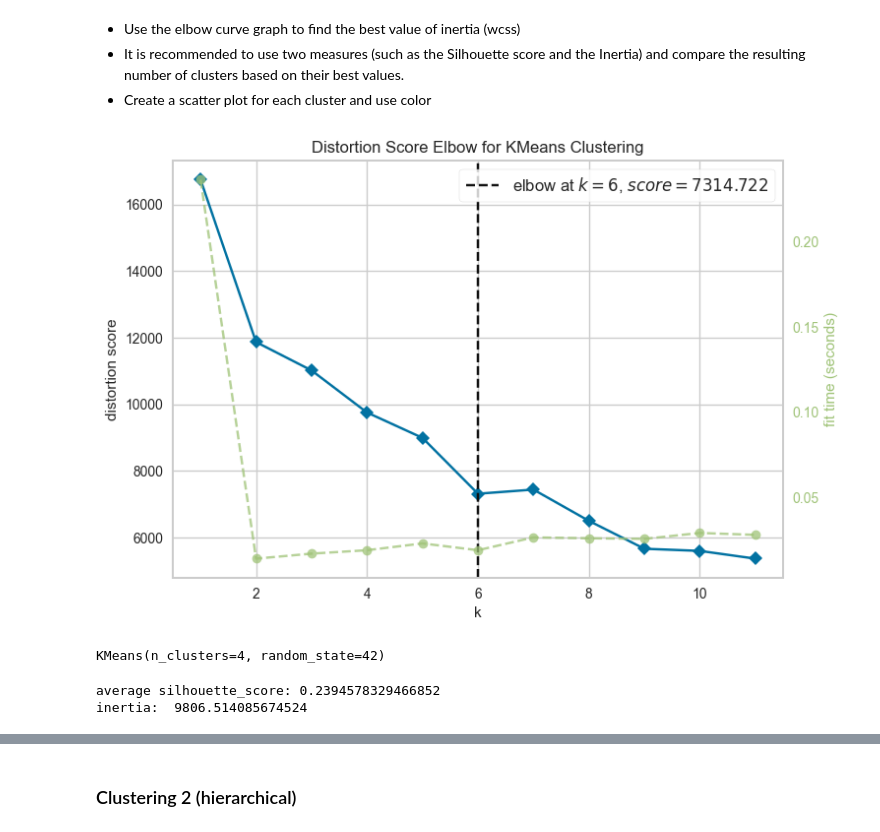
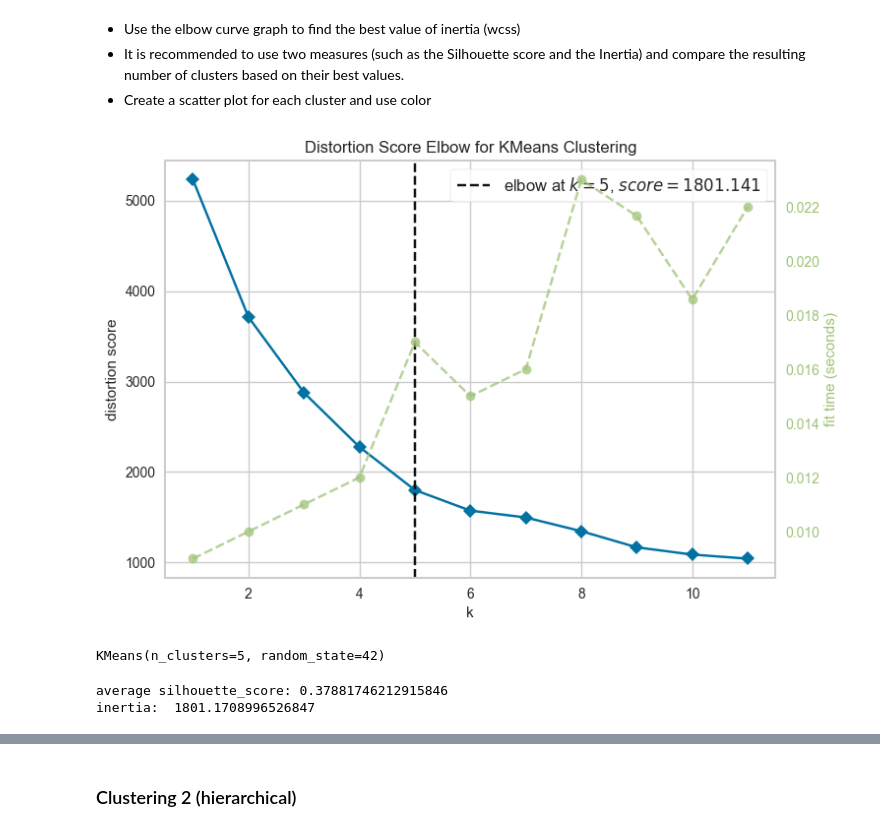
Before and after one commit to Filip-Dvorak/ZYZZ, a Jupyter notebook: template-coursework-clustering.ipynb, the cells around one changed output, grey strips where cells are left out. Drawn from its saved outputs; the diff is of its cells as text; code cells hidden in the pictures.

```diff
--- a/template-coursework-clustering.ipynb
+++ b/template-coursework-clustering.ipynb
@@ -60,24 +60,26 @@ X = data.drop('diabetes', axis=1)
 #Vytvoření subsetu
 X=X[X['age']>=50]
 X=X[X['HbA1c_level']>=6.5]
+X=X.drop('gender', axis=1)
+X=X.drop('smoking_history',axis=1)
 print(X.head())
 
 #Doplnění chbějících pozorování pro smoking history
-value_counts = X[X['smoking_history'] != 'No Info']['smoking_history'].value_counts()
-total_count = value_counts.sum()
-distribution = (X['smoking_history'].value_counts() / total_count).drop('No Info')
-random= np.random.choice(distribution.index,X[X['smoking_history'] == 'No Info'].shape[0] ,p=distribution.values)
+#value_counts = X[X['smoking_history'] != 'No Info']['smoking_history'].value_counts()
+#total_count = value_counts.sum()
+#distribution = (X['smoking_history'].value_counts() / total_count).drop('No Info')
+#random= np.random.choice(distribution.index,X[X['smoking_history'] == 'No Info'].shape[0] ,p=distribution.values)
 
-X['smoking_history'].loc[X['smoking_history'] == 'No Info'] = random
+#X['smoking_history'].loc[X['smoking_history'] == 'No Info'] = random
 
 
 #Odebrání řádků, kde je atribut gender "Other"
-X = X.drop(X[X['gender'] == 'Other'].index)
+#X = X.drop(X[X['gender'] == 'Other'].index)
 
 #Převedení kategoriálních atributů na binární
-X = pd.get_dummies(X, columns=['gender'])
-print(X['smoking_history'].value_counts())
-X = pd.get_dummies(X, columns=['smoking_history'])
+#X = pd.get_dummies(X, columns=['gender'])
+#print(X['smoking_history'].value_counts())
+#X = pd.get_dummies(X, columns=['smoking_history'])
 
 
 
@@ -126,14 +118,14 @@ See the caveats in the documentation: https://pandas.pydata.org/pandas-docs/stab
 # %%
 #KElbow visualization
 kmeans_tune = KMeans(random_state=42,n_init = 2,max_iter=10)
-visualizer = KElbowVisualizer(kmeans_tune, k=(1,12),metric="distortion")
+visualizer = KElbowVisualizer(kmeans_tune, k=(1,12))
 visualizer.fit(X)
 visualizer.show()
-kmeans = KMeans(n_clusters=4, random_state=42)
+kmeans = KMeans(n_clusters=5, random_state=42)
 kmeans.fit(X)
 # %% [output]
-[figure, old version]
+[figure, new version]
-KMeans(n_clusters=4, random_state=42)
+KMeans(n_clusters=5, random_state=42)
 # %%
 # spočítání Silhouette Score:
 silhouette_avg = silhouette_score(X, kmeans.labels_)
@@ -142,8 +134,8 @@ print("average silhouette_score:", silhouette_avg)
 #výpis inertii
 print("inertia: ", kmeans.inertia_)
 # %% [output]
-average silhouette_score: 0.2394578329466852
-inertia:  9806.514085674524
+average silhouette_score: 0.37881746212915846
+inertia:  1801.1708996526847
 # %%
 # Perform PCA
 pca = PCA(n_components=2)
```
Also changed, not shown: parts of 6 cells of this notebook.
